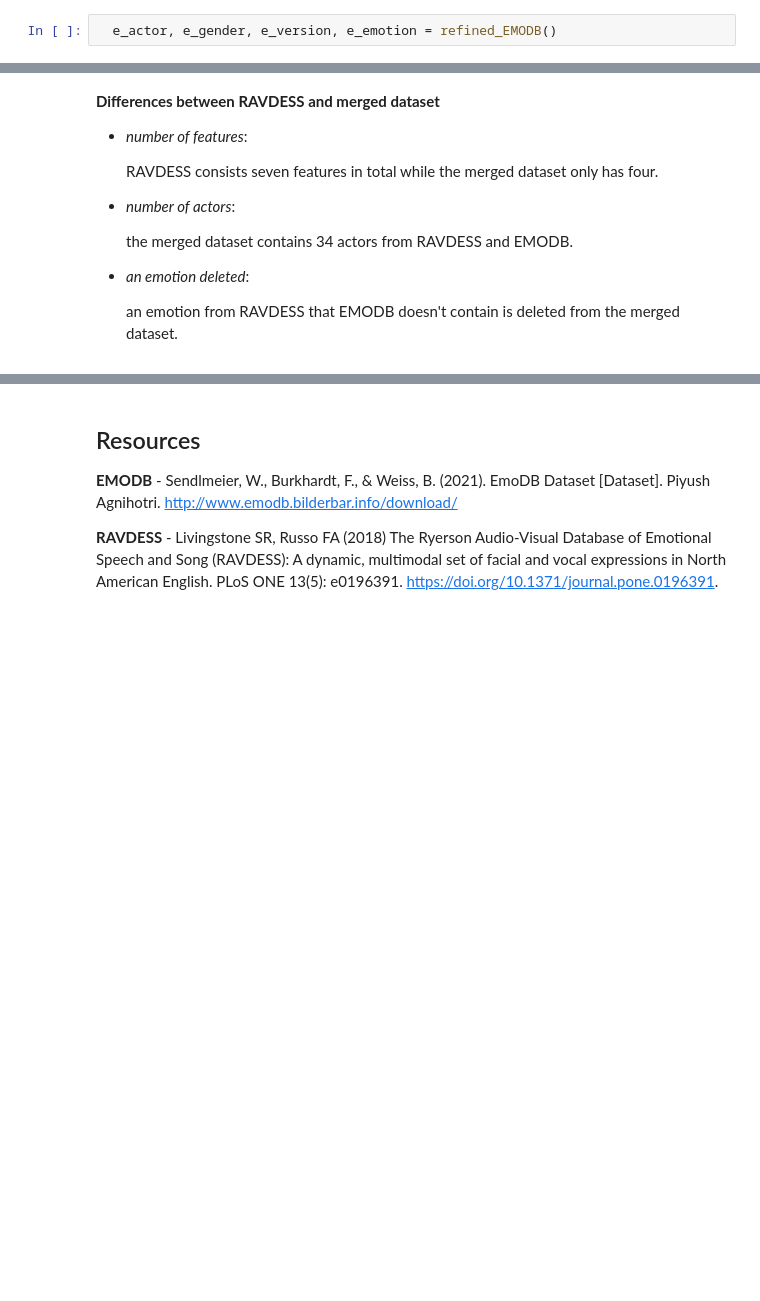
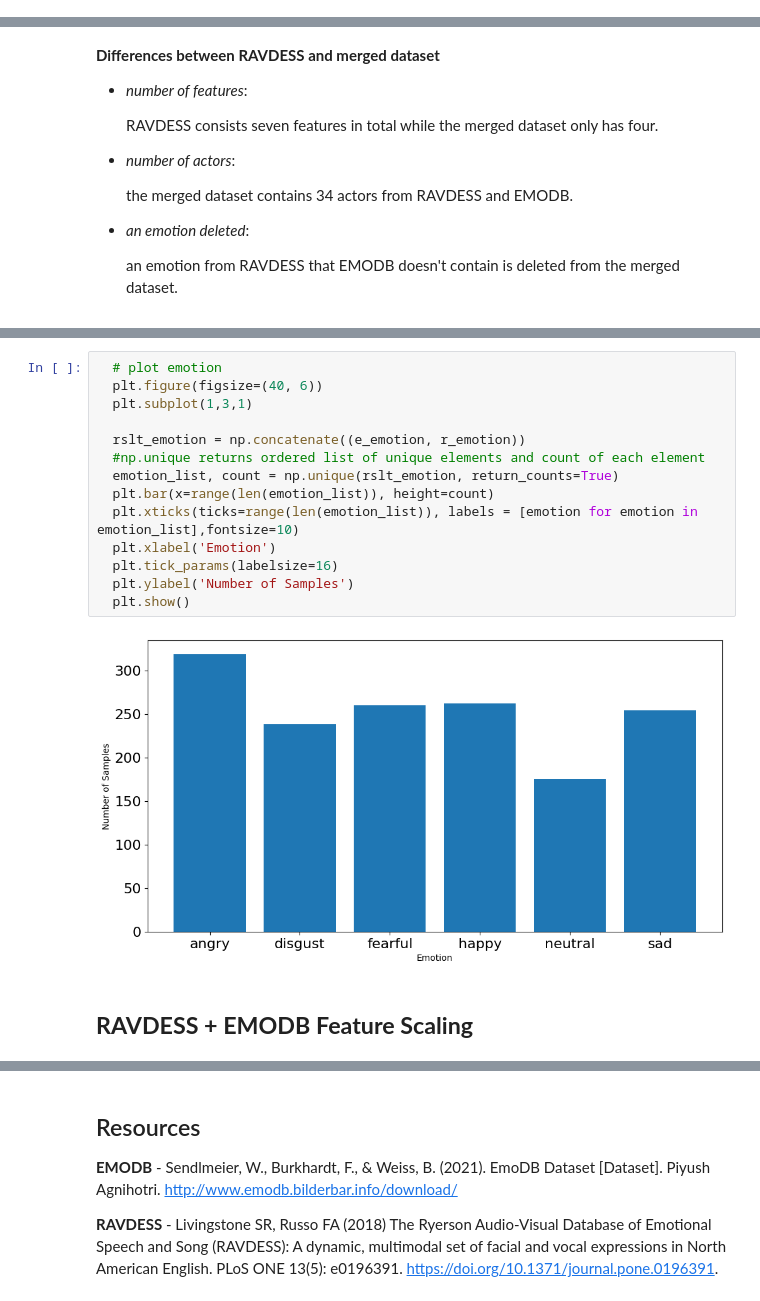
Before and after one commit to k1gk/Week-2_Data_Preprocessing, a Jupyter notebook: GraceKim_Week_2_Data_Preprocessing.ipynb, the cells around one changed output, grey strips where cells are left out. Cells and saved outputs as stored; diff of their text form; blank space fills up the shorter version.

```diff
--- a/GraceKim_Week_2_Data_Preprocessing.ipynb
+++ b/GraceKim_Week_2_Data_Preprocessing.ipynb
@@ -1116,2 +1081,0 @@ Each participant (actor or speaker) is assigned an ID and has multiple files und
-# %%
-  e_actor, e_gender, e_version, e_emotion = refined_EMODB()
@@ -1322,0 +1481,18 @@ Affected by the uneven emotional category balance of the EMODB, the merged datas
+# %%
+  # plot emotion
+  plt.figure(figsize=(40, 6))
+  plt.subplot(1,3,1)
+
+  rslt_emotion = np.concatenate((e_emotion, r_emotion))
+  #np.unique returns ordered list of unique elements and count of each element
+  emotion_list, count = np.unique(rslt_emotion, return_counts=True)
+  plt.bar(x=range(len(emotion_list)), height=count)
+  plt.xticks(ticks=range(len(emotion_list)), labels = [emotion for emotion in emotion_list],fontsize=10)
+  plt.xlabel('Emotion')
+  plt.tick_params(labelsize=16)
+  plt.ylabel('Number of Samples')
+  plt.show()
+# %% [output]
+[figure, added]
+# %% [markdown]
+## **RAVDESS + EMODB Feature Scaling**
```
Also changed, not shown: parts of 72 cells of this notebook.
